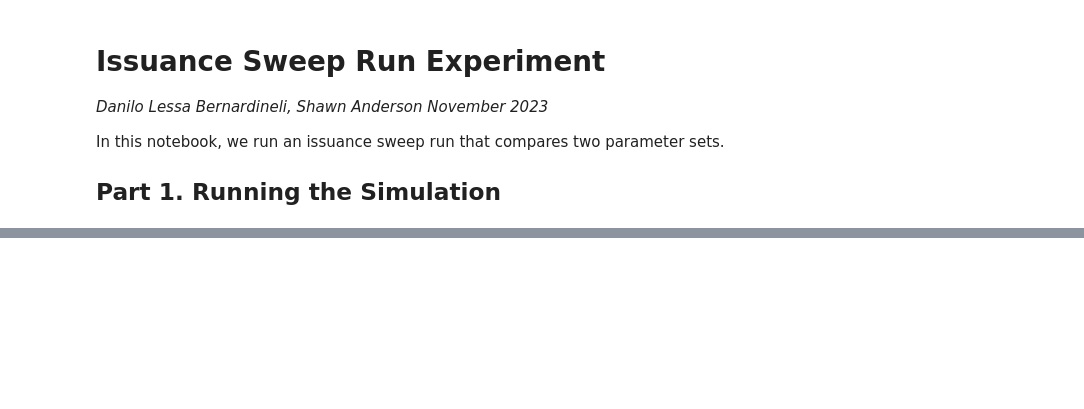
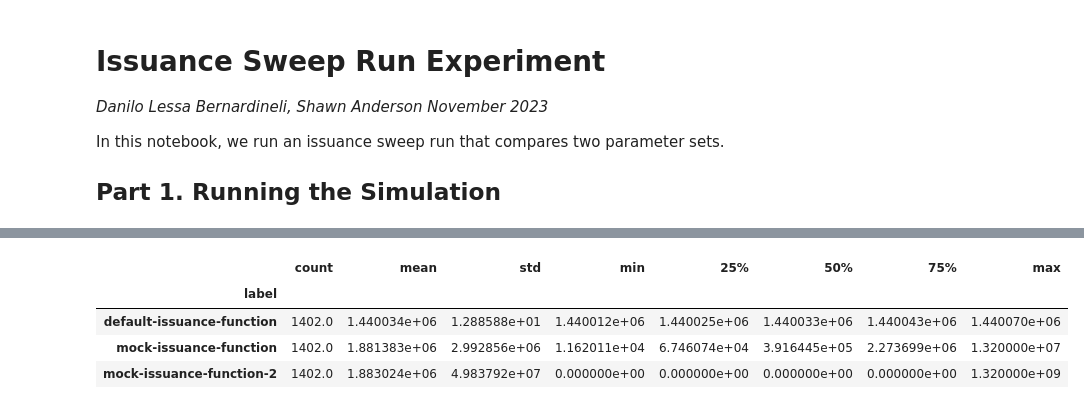
Before and after one commit to BlockScience/subspace, a Jupyter notebook: notebooks/issuance_sweep.ipynb, the cells around one changed output, grey strips where cells are left out. Drawn from its saved outputs; the diff is of its cells as text; code cells hidden in the pictures; blank space fills up the shorter version.

Commit message:
Touch up issuance function.

```diff
--- a/notebooks/issuance_sweep.ipynb
+++ b/notebooks/issuance_sweep.ipynb
@@ -53,0 +65,8 @@ sns.lineplot(sim_df, x="days_passed", y="circulating_supply", hue="label").set(
+# %%
+sim_df['block_reward'].groupby('label').describe()
+# %% [output]
+|  | count | mean | std | min | 25% | 50% | 75% | max |
+| label |  |  |  |  |  |  |  |  |
+| default-issuance-function | 1402.0 | 1.440034e+06 | 1.288588e+01 | 1.440012e+06 | 1.440025e+06 | 1.440033e+06 | 1.440043e+06 | 1.440070e+06 |
+| mock-issuance-function | 1402.0 | 1.881383e+06 | 2.992856e+06 | 1.162011e+04 | 6.746074e+04 | 3.916445e+05 | 2.273699e+06 | 1.320000e+07 |
+| mock-issuance-function-2 | 1402.0 | 1.883024e+06 | 4.983792e+07 | 0.000000e+00 | 0.000000e+00 | 0.000000e+00 | 0.000000e+00 | 1.320000e+09 |
```
Also changed, not shown: parts of 9 cells of this notebook, 2 other files.
